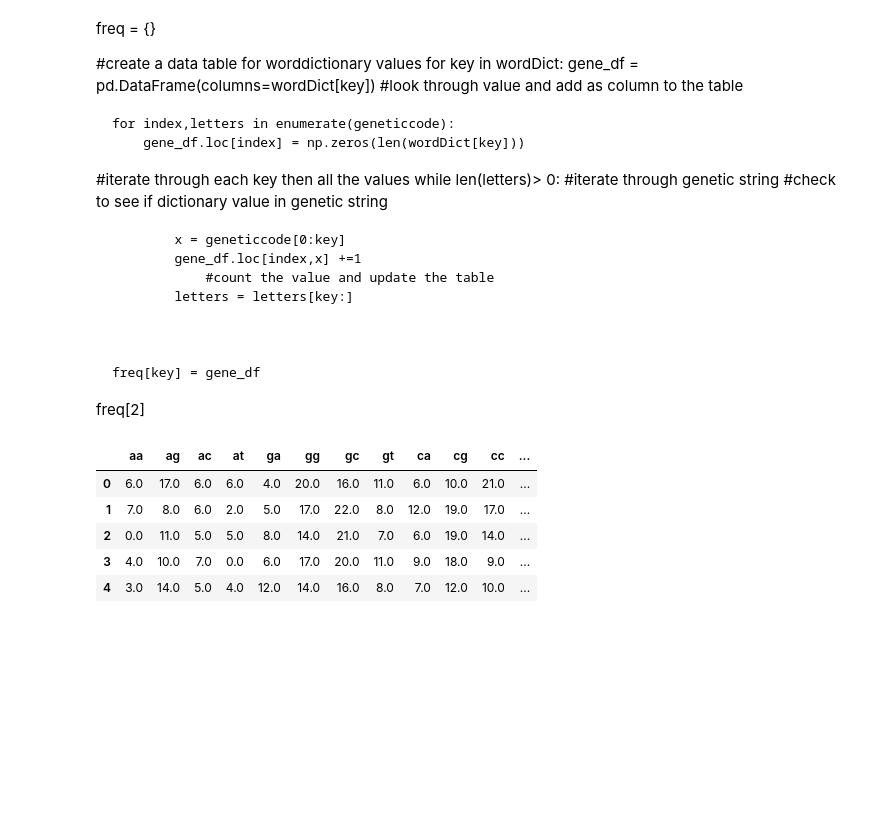
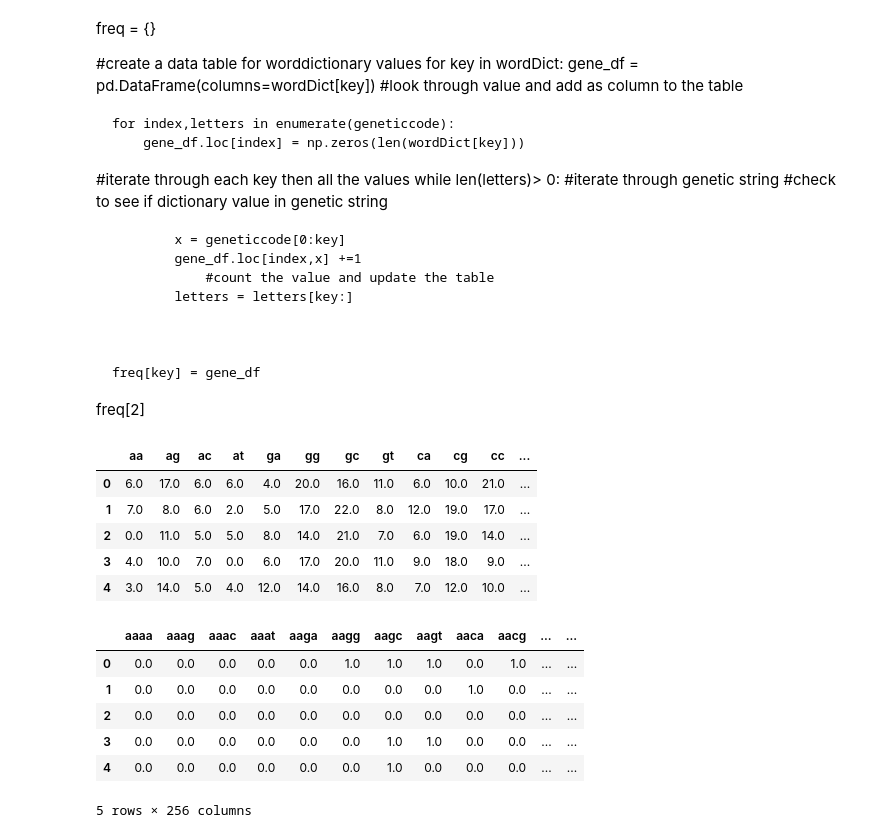
Before and after one commit to jealy06/Understanding-Genetic-Code, a Jupyter notebook: Gen_Notebook.ipynb, the cells around one changed output. Drawn from its saved outputs; the diff is of its cells as text; code cells hidden in the pictures; blank space fills up the shorter version.

```diff
--- a/Gen_Notebook.ipynb
+++ b/Gen_Notebook.ipynb
@@ -180,0 +174,11 @@ freqTables[2].head()
+# %%
+new_df = pd.DataFrame(freqTables[4])
+new_df.head()
+# %% [output]
+|  | aaaa | aaag | aaac | aaat | aaga | aagg | aagc | aagt | aaca | aacg | ... | ... |
+| 0 | 0.0 | 0.0 | 0.0 | 0.0 | 0.0 | 1.0 | 1.0 | 1.0 | 0.0 | 1.0 | ... | ... |
+| 1 | 0.0 | 0.0 | 0.0 | 0.0 | 0.0 | 0.0 | 0.0 | 0.0 | 1.0 | 0.0 | ... | ... |
+| 2 | 0.0 | 0.0 | 0.0 | 0.0 | 0.0 | 0.0 | 0.0 | 0.0 | 0.0 | 0.0 | ... | ... |
+| 3 | 0.0 | 0.0 | 0.0 | 0.0 | 0.0 | 0.0 | 1.0 | 1.0 | 0.0 | 0.0 | ... | ... |
+| 4 | 0.0 | 0.0 | 0.0 | 0.0 | 0.0 | 0.0 | 1.0 | 0.0 | 0.0 | 0.0 | ... | ... |
+5 rows × 256 columns
```
Also changed, not shown: parts of 26 cells of this notebook.
